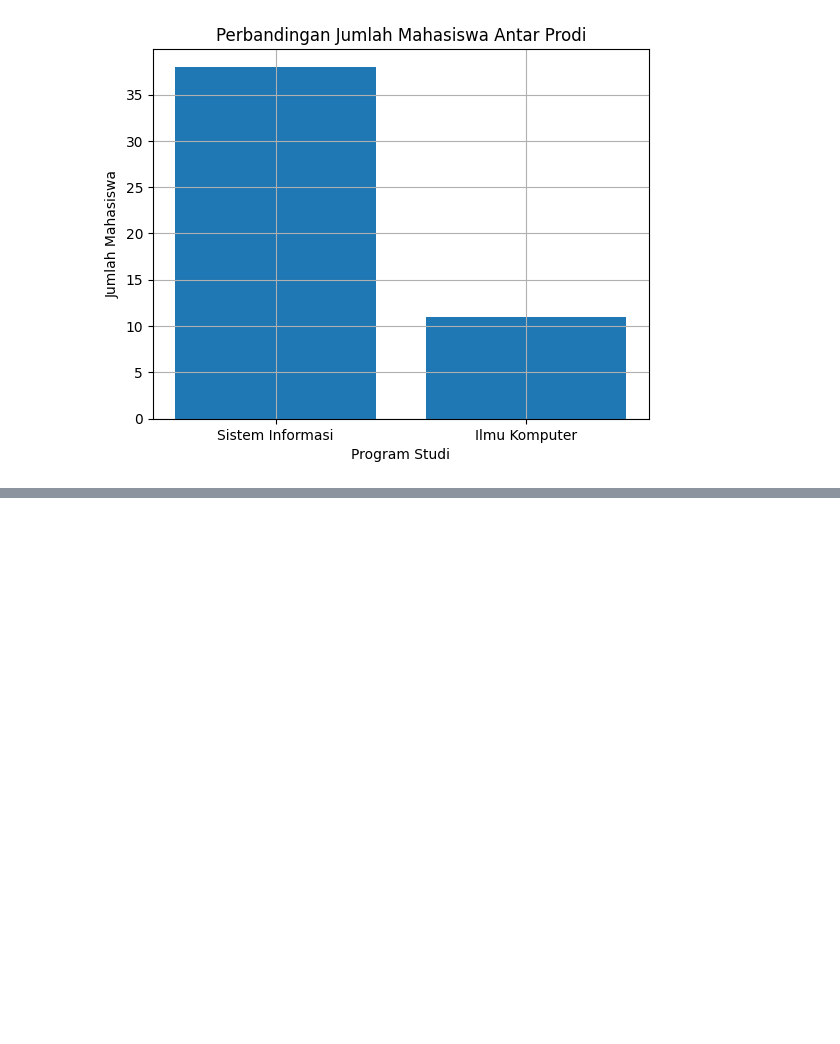
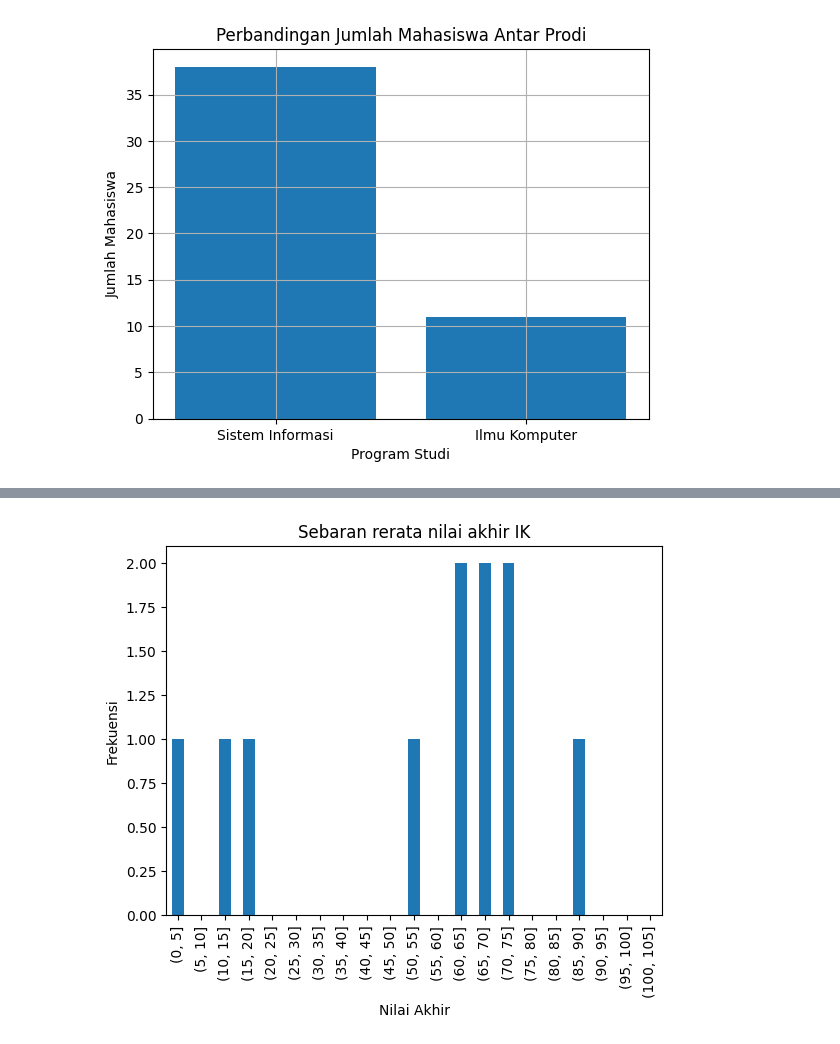
Before and after one commit to budf93/prediksi-kuis, a Jupyter notebook: prediksi.ipynb, the cells around one changed output, grey strips where cells are left out. Saved outputs shown, nothing was run; the diff lists cells and outputs as text; code cells hidden in the pictures; blank space fills up the shorter version.

```diff
--- a/prediksi.ipynb
+++ b/prediksi.ipynb
@@ -74 +63,9 @@ plt.show()
+# %%
+mahasiswa_IK['Nama'].groupby(pd.cut(mahasiswa_IK['Nilai Akhir'], np.arange(0, 106, 5))).count().plot(kind='bar')
+
+plt.title('Sebaran rerata nilai akhir IK')
+plt.ylabel('Frekuensi')
+plt.show()
+# %% [output]
+[figure, added]
 # %%
```
Also changed, not shown: parts of 17 cells of this notebook, 5 other files.
